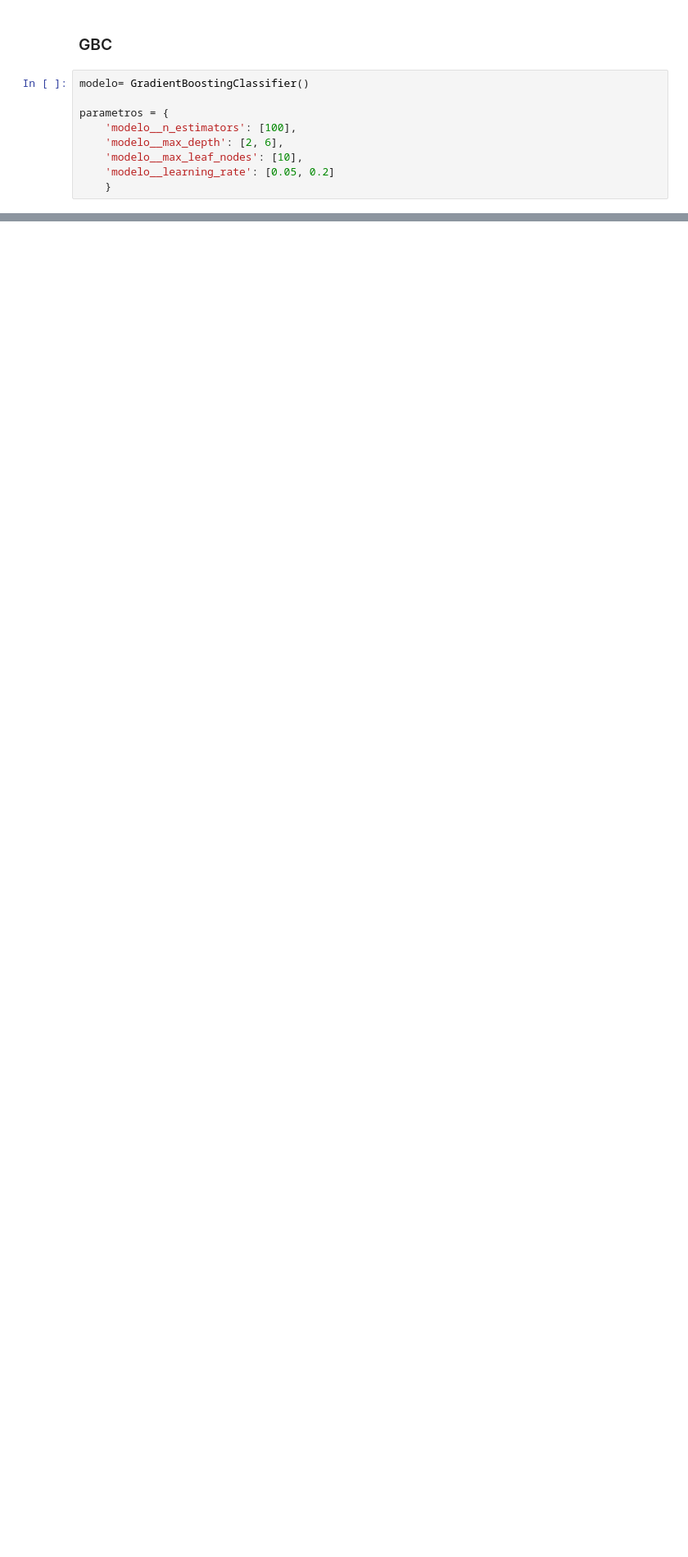
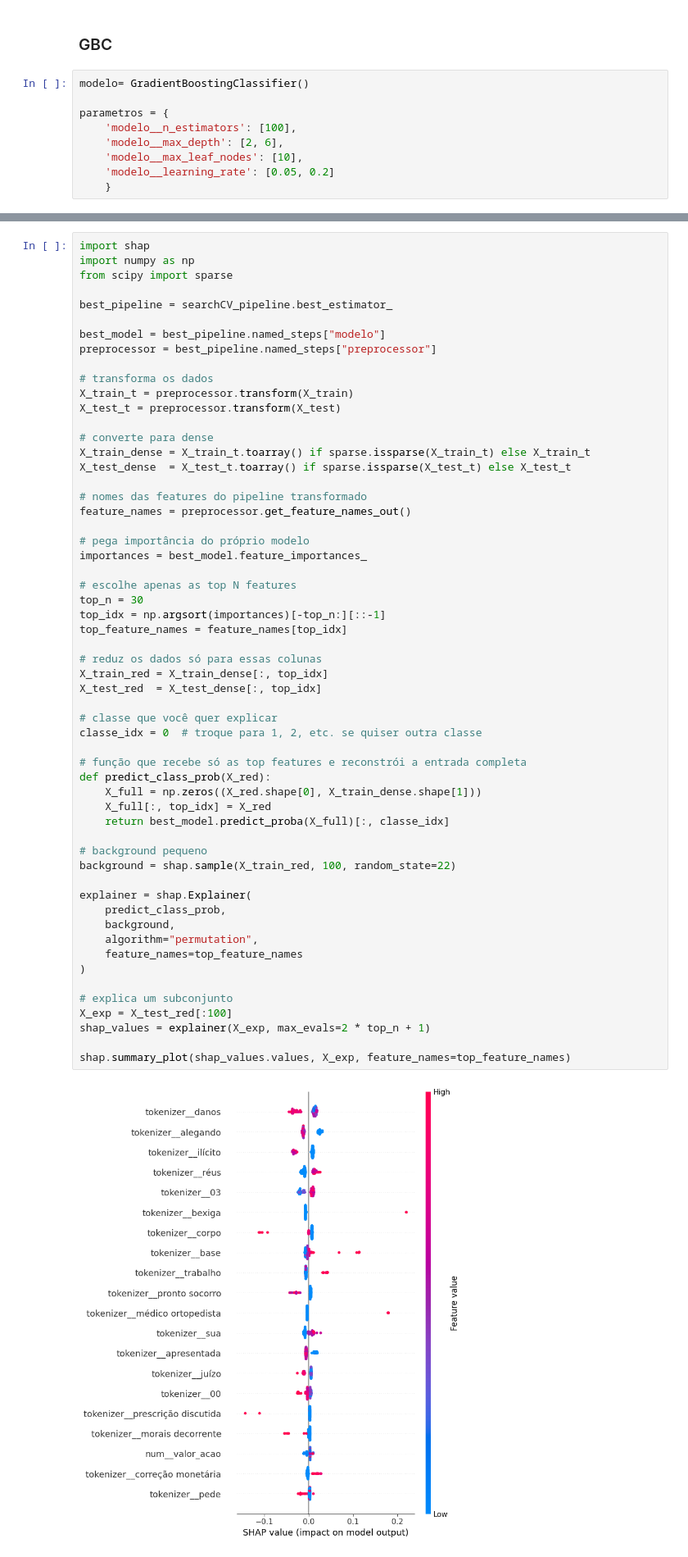
Before and after one commit to PedroRossiGomes/PIBIC, a Jupyter notebook: notebooks/Erro_medico/erro_simples_token_stopword.ipynb, the cells around one changed output, grey strips where cells are left out. Shown at 82% size. Cells and saved outputs as stored; diff of their text form; blank space fills up the shorter version.

```diff
--- a/notebooks/Erro_medico/erro_simples_token_stopword.ipynb
+++ b/notebooks/Erro_medico/erro_simples_token_stopword.ipynb
@@ -210,0 +293,59 @@ estimadores(searchCV_pipeline, X_test, y_test)
+# %%
+import shap
+import numpy as np
+from scipy import sparse
+
+best_pipeline = searchCV_pipeline.best_estimator_
+
+best_model = best_pipeline.named_steps["modelo"]
+preprocessor = best_pipeline.named_steps["preprocessor"]
+
+# transforma os dados
+X_train_t = preprocessor.transform(X_train)
+X_test_t = preprocessor.transform(X_test)
+
+# converte para dense
+X_train_dense = X_train_t.toarray() if sparse.issparse(X_train_t) else X_train_t
+X_test_dense  = X_test_t.toarray() if sparse.issparse(X_test_t) else X_test_t
+
+# nomes das features do pipeline transformado
+feature_names = preprocessor.get_feature_names_out()
+
+# pega importância do próprio modelo
+importances = best_model.feature_importances_
+
+# escolhe apenas as top N features
+top_n = 30
+top_idx = np.argsort(importances)[-top_n:][::-1]
+top_feature_names = feature_names[top_idx]
+
+# reduz os dados só para essas colunas
+X_train_red = X_train_dense[:, top_idx]
+X_test_red  = X_test_dense[:, top_idx]
+
+# classe que você quer explicar
+classe_idx = 0  # troque para 1, 2, etc. se quiser outra classe
+
+# função que recebe só as top features e reconstrói a entrada completa
+def predict_class_prob(X_red):
+    X_full = np.zeros((X_red.shape[0], X_train_dense.shape[1]))
+    X_full[:, top_idx] = X_red
+    return best_model.predict_proba(X_full)[:, classe_idx]
+
+# background pequeno
+background = shap.sample(X_train_red, 100, random_state=22)
+
+explainer = shap.Explainer(
+    predict_class_prob,
+    background,
+    algorithm="permutation",
+    feature_names=top_feature_names
+)
+
+# explica um subconjunto
+X_exp = X_test_red[:100]
+shap_values = explainer(X_exp, max_evals=2 * top_n + 1)
+
+shap.summary_plot(shap_values.values, X_exp, feature_names=top_feature_names)
+# %% [output]
+[figure, added]
```
Also changed, not shown: parts of 8 cells of this notebook, 5 other files.
